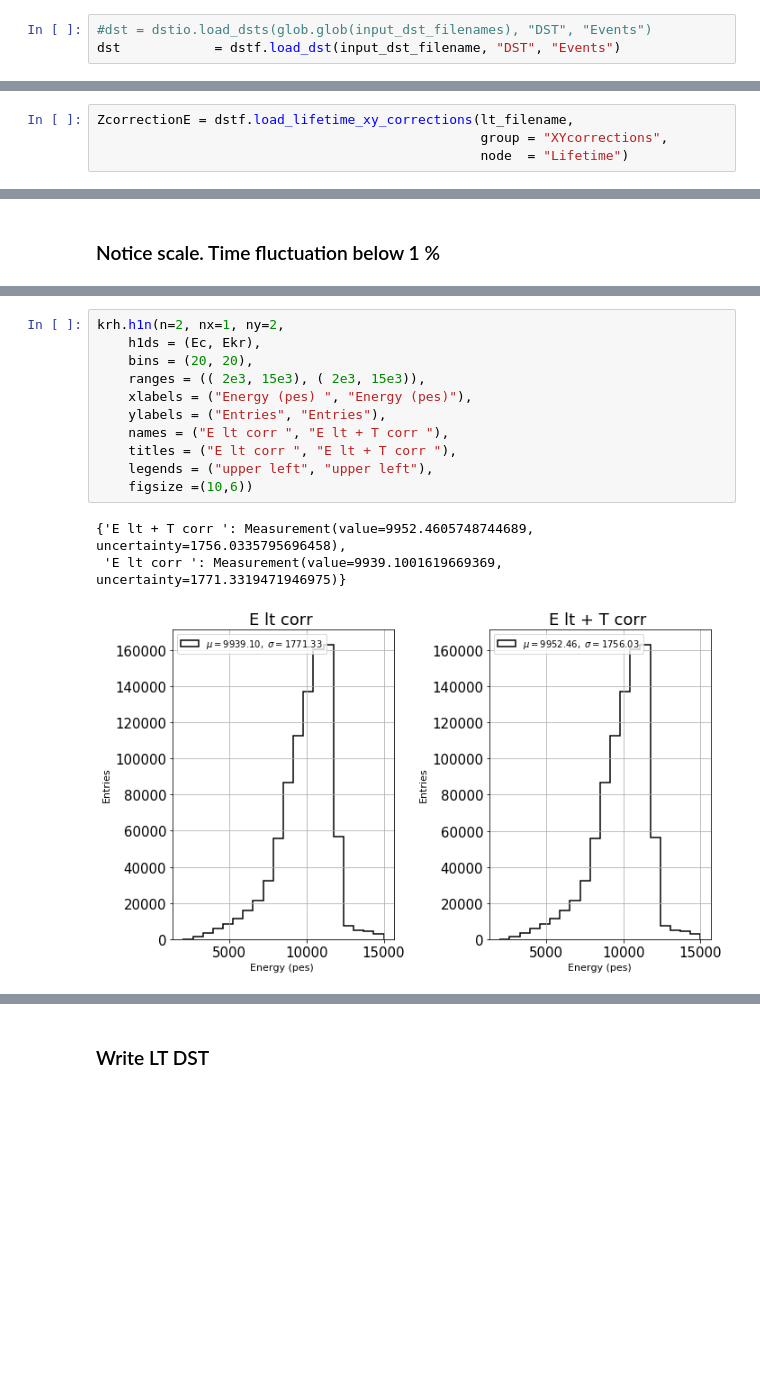
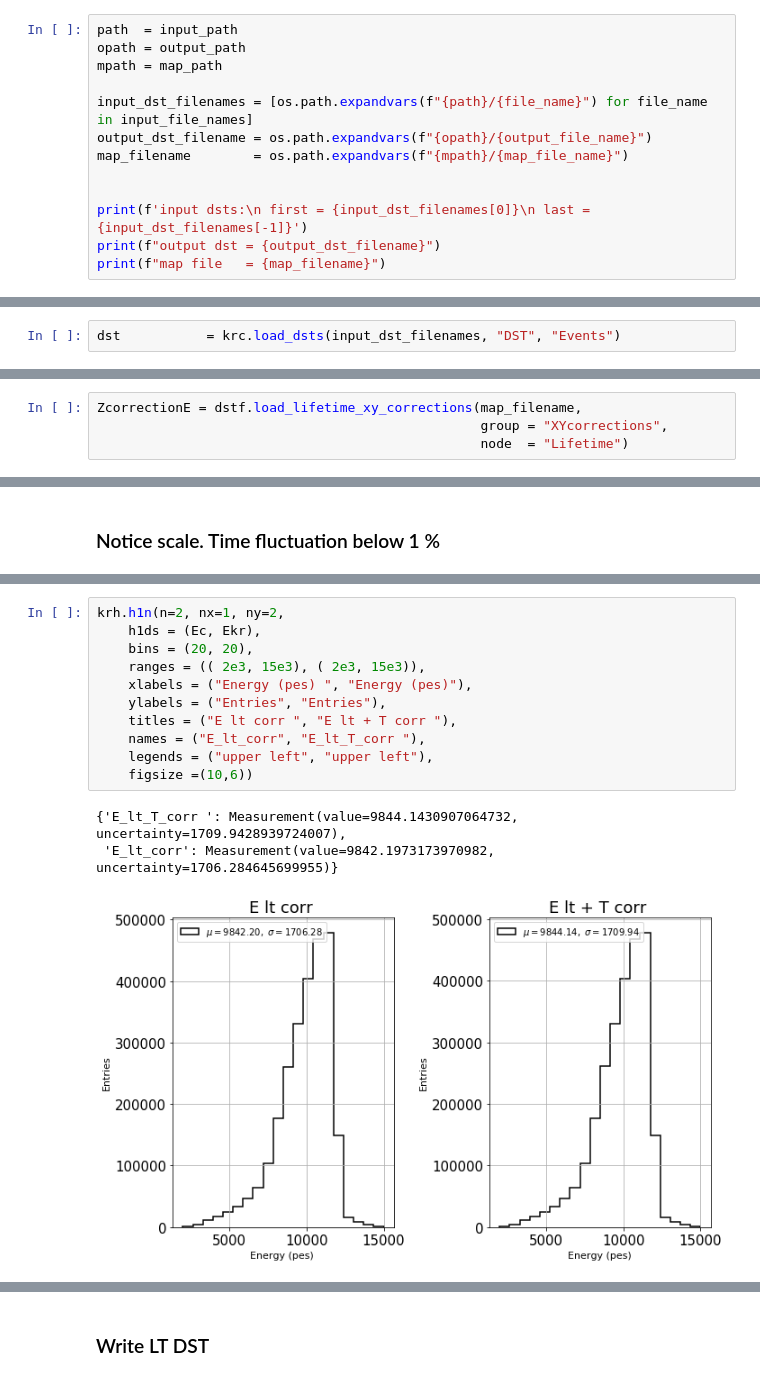
Before and after one commit to jahernando/KrCal, a Jupyter notebook: nb/Kr_lifetime_6206.ipynb, the cells around one changed output, grey strips where cells are left out. Saved outputs shown, nothing was run; the diff lists cells and outputs as text; blank space fills up the shorter version.

```diff
--- a/nb/Kr_lifetime_6206.ipynb
+++ b/nb/Kr_lifetime_6206.ipynb
@@ -126,5 +97,15 @@ def plot_time_stamps(dst, ts, tbins, tranges, figsize=(6,6)):
 # %% [markdown]
 ### Read data
-# %%
-#dst = dstio.load_dsts(glob.glob(input_dst_filenames), "DST", "Events")
-dst            = dstf.load_dst(input_dst_filename, "DST", "Events")
+# %%
+path  = input_path
+opath = output_path
+mpath = map_path
+
+input_dst_filenames = [os.path.expandvars(f"{path}/{file_name}") for file_name in input_file_names]
+output_dst_filename = os.path.expandvars(f"{opath}/{output_file_name}")
+map_filename        = os.path.expandvars(f"{mpath}/{map_file_name}")
+
+
+print(f'input dsts:\n first = {input_dst_filenames[0]}\n last = {input_dst_filenames[-1]}')
+print(f"output dst = {output_dst_filename}")
+print(f"map file   = {map_filename}")
@@ -131,3 +118,5 @@ dst            = dstf.load_dst(input_dst_filename, "DST", "Events")
+# %%
+dst           = krc.load_dsts(input_dst_filenames, "DST", "Events")
 # %%
 unique_events = ~dst.event.duplicated()
 number_of_evts_full = np.count_nonzero(unique_events)
@@ -612,7 +512,7 @@ with tb.open_file(lt_filename, "w") as correction_file:
 # %% [markdown]
 ### Load Z correction function
 # %%
-ZcorrectionE = dstf.load_lifetime_xy_corrections(lt_filename,
+ZcorrectionE = dstf.load_lifetime_xy_corrections(map_filename,
                                                  group = "XYcorrections",
                                                  node  = "Lifetime")
 # %% [markdown]
@@ -720,16 +616,16 @@ plt.tight_layout()
 # %%
 krh.h1n(n=2, nx=1, ny=2,
     h1ds = (Ec, Ekr),
     bins = (20, 20),
     ranges = (( 2e3, 15e3), ( 2e3, 15e3)),
     xlabels = ("Energy (pes) ", "Energy (pes)"),
     ylabels = ("Entries", "Entries"),
-    names = ("E lt corr ", "E lt + T corr "),
     titles = ("E lt corr ", "E lt + T corr "),
+    names = ("E_lt_corr", "E_lt_T_corr "),
     legends = ("upper left", "upper left"),
     figsize =(10,6))
 # %% [output]
-{'E lt + T corr ': Measurement(value=9952.4605748744689, uncertainty=1756.0335795696458),
- 'E lt corr ': Measurement(value=9939.1001619669369, uncertainty=1771.3319471946975)}
+{'E_lt_T_corr ': Measurement(value=9844.1430907064732, uncertainty=1709.9428939724007),
+ 'E_lt_corr': Measurement(value=9842.1973173970982, uncertainty=1706.284645699955)}
-[figure, old version]
+[figure, new version]
 # %%
```
Also changed, not shown: parts of 77 cells of this notebook.
